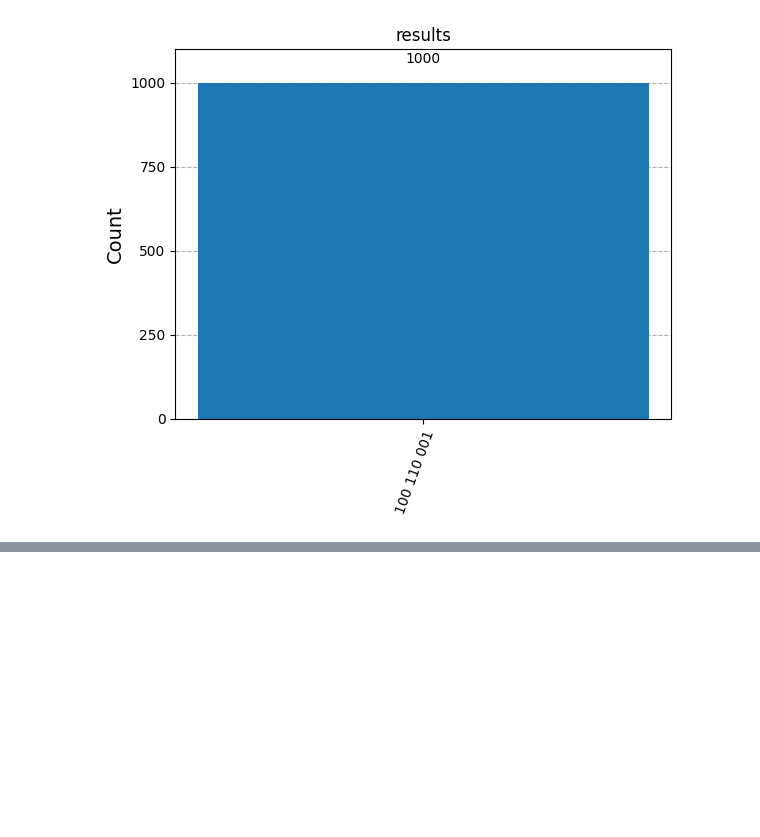
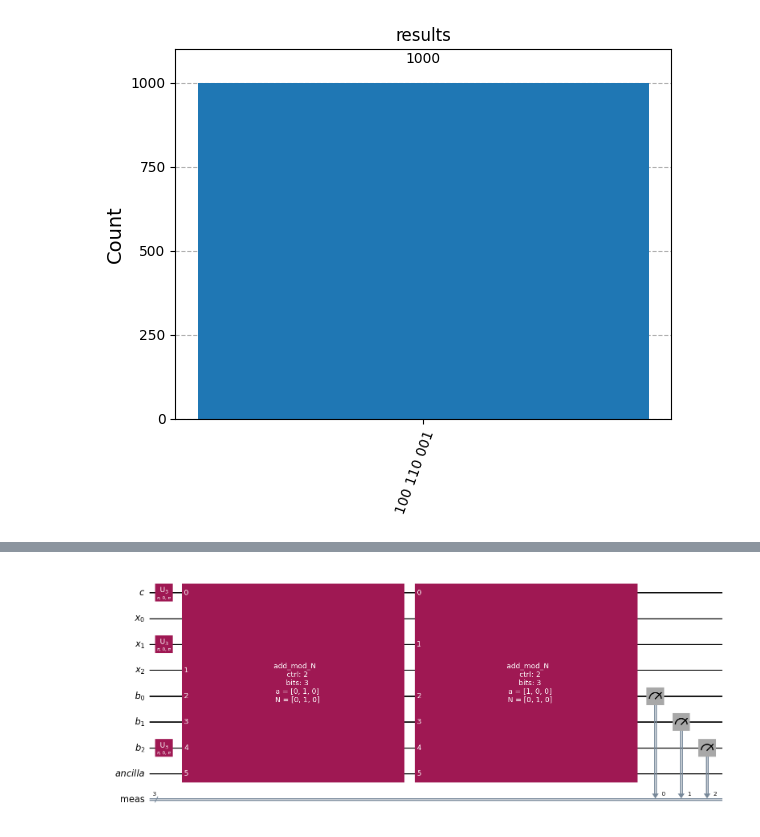
Before and after one commit to OlegUdalov/QC-qiskit-codes, a Jupyter notebook: Shor/ctrl_mult_mod_N.ipynb, the cells around one changed output, grey strips where cells are left out. Saved outputs shown, nothing was run; the diff lists cells and outputs as text; code cells hidden in the pictures; blank space fills up the shorter version.

```diff
--- a/Shor/ctrl_mult_mod_N.ipynb
+++ b/Shor/ctrl_mult_mod_N.ipynb
@@ -334,0 +338,66 @@ The result is the lowest bit_size bits in the hystogram x-axis notation. The hig
+# %%
+import qiskit
+import numpy as np
+import quantum_routines as qr
+from qiskit import QuantumRegister as Q_R
+from qiskit import ClassicalRegister as C_R
+
+bit_size = 2
+
+cl_num_a = [1, 0]
+cl_num_N = [1, 0]
+q_num_x =  [1, 0]
+q_num_b =  [0, 1]
+
+cl_control_bits = [1]
+
+initial_a = []
+initial_b = []
+initial_x = []
+initial_N = []
+
+initial_b[:] = q_num_b[:]
+initial_x[:] = q_num_x[:]
+initial_N[:] = cl_num_N[:]
+
+#cl_num_a = [0] + cl_num_a
+#cl_num_N = [0] + cl_num_N
+q_num_x = [0] + q_num_x
+q_num_b = [0] + q_num_b
+
+
+
+q_reg_ctrl = Q_R(1, 'c') # control qubit
+q_reg_x = Q_R(bit_size + 1, 'x') # quantum number x
+q_reg_b = Q_R(bit_size + 1, 'b') # quantum number b
+q_anc = Q_R(1, 'ancilla') # ancilla qubit
+
+cl_reg_meas = C_R(bit_size + 1, 'meas') #classical register for measured number
+
+mult_mod_N = qiskit.QuantumCircuit(q_reg_ctrl, q_reg_x, q_reg_b, q_anc, cl_reg_meas)
+
+#preparing quantum number x
+mult_mod_N = qr.qubit_binary_prepare(q_reg_x, q_num_x, mult_mod_N)
+
+#preparing quantum number b
+mult_mod_N = qr.qubit_binary_prepare(q_reg_b, q_num_b, mult_mod_N)
+
+#preparing control qubits
+mult_mod_N = qr.qubit_binary_prepare(q_reg_ctrl, cl_control_bits, mult_mod_N)
+
+instr = qr.ctrl_mult_mod_N_gate(bit_size, cl_num_a, cl_num_N)
+qubits = [q_reg_ctrl]
+for i in range(bit_size + 1):
+    qubits.append(q_reg_x[i])
+for i in range(bit_size + 1):
+    qubits.append(q_reg_b[i])
+qubits.append(q_anc)
+
+
+mult_mod_N.append(instr, qubits)
+
+mult_mod_N = qr.qubits_meas(q_reg_b, cl_reg_meas, mult_mod_N)
+
+mult_mod_N.decompose().draw('mpl')
+# %% [output]
+[figure, added]
```
Also changed, not shown: parts of 2 cells of this notebook, 6 other files.
